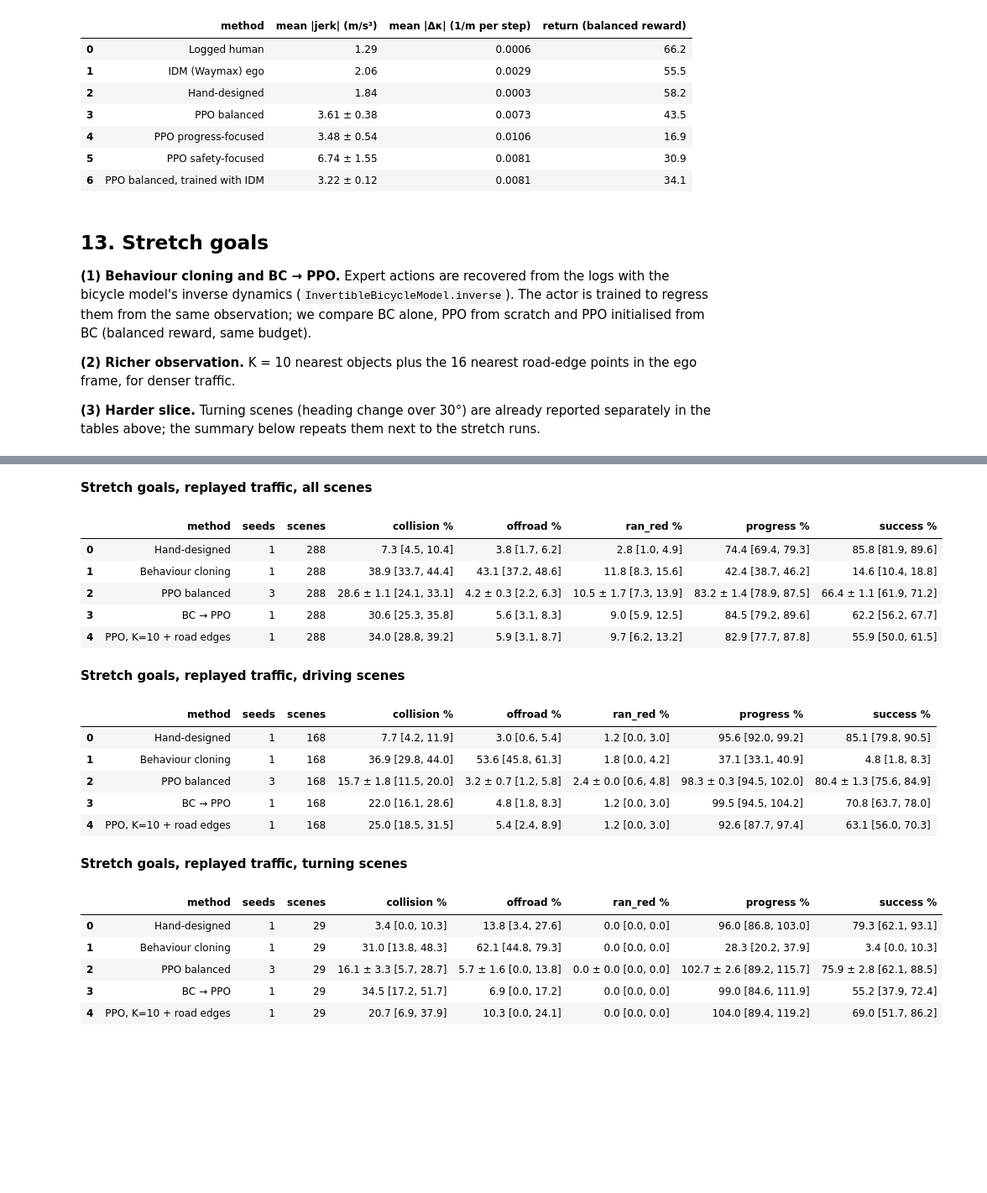
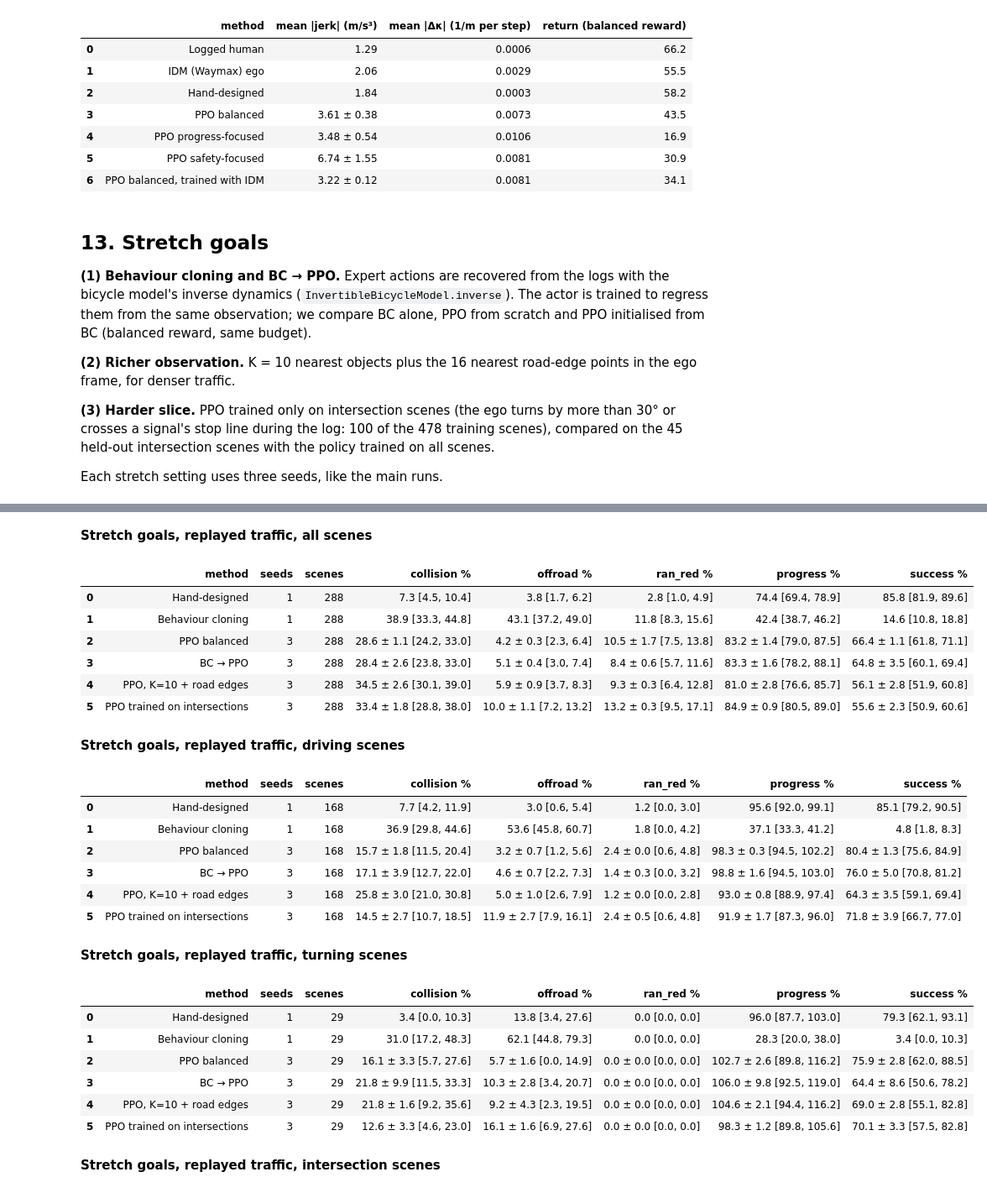
Before and after one commit to arvindermundraa/csce642-waymax-ppo, a Jupyter notebook: csce642_waymax_ppo.ipynb, the cells around one changed output, grey strips where cells are left out. Shown at 84% size. Drawn from its saved outputs; the diff is of its cells as text; code cells hidden in the pictures; blank space fills up the shorter version.

```diff
--- a/csce642_waymax_ppo.ipynb
+++ b/csce642_waymax_ppo.ipynb
@@ -362,9 +362,12 @@ def load_or_build(name, paths):
 train_bank = load_or_build("train", TRAIN_TFRECORDS)
 val_bank = load_or_build("val", VAL_TFRECORDS)
 for b in (train_bank, val_bank):
-    m = b["meta"]
+    m, r = b["meta"], b["routes"]
     m["kind"] = np.where(m.log_len >= WAIT_THRESHOLD, "driving", "waiting")
     m["turning"] = m.turn_deg > 30
+    crosses_signal = (r["tl_on"] & (r["tl_s"] > r["s_init"][:, None])
+                      & (r["tl_s"] < r["s_end"][:, None])).any(1)
+    m["intersection"] = m.turning.values | crosses_signal
 print("train scenes:", len(train_bank["meta"]), " held-out scenes:", len(val_bank["meta"]))
 ids_overlap = set(train_bank["meta"].scenario) & set(val_bank["meta"].scenario)
 print("scenes shared between the two banks:", len(ids_overlap))
@@ -1345,6 +1388,7 @@ def episode_table(roll, meta):
         ns = max(int(smooth.sum()), 1)
         rows.append(dict(
             scenario=meta.scenario[i], kind=meta.kind[i], turning=bool(meta.turning[i]),
+            intersection=bool(meta.intersection[i]),
             steps=steps, ep_return=float((r["reward"] * alive).sum()),
             collision=coll, offroad=off, ran_red=bool((r["ran_red"] & alive).any()),
             progress=float(r["progress"][last]), covered_m=covered, logged_m=log_len,
@@ -1430,7 +1456,9 @@ PCT = {"collision", "offroad", "ran_red", "progress", "success"}
 LABELS = {"expert": "Logged human", "idm_ego": "IDM (Waymax) ego", "pure_pursuit": "Hand-designed",
           "balanced": "PPO balanced", "progress": "PPO progress-focused",
           "safety": "PPO safety-focused", "idmtrained": "PPO balanced, trained with IDM",
-          "bc": "Behaviour cloning", "bcppo": "BC → PPO", "rich": "PPO, K=10 + road edges"}
+          "bc": "Behaviour cloning", "bcppo": "BC → PPO", "rich": "PPO, K=10 + road edges",
+          "hardslice": "PPO trained on intersections", "improved": "PPO + lead/TTC/red terms",
+          "improved2": "PPO + lead/TTC/red terms, route frame"}
 rng_boot = np.random.default_rng(0)
 N_BOOT = 2000
 
@@ -1484,7 +1512,8 @@ def fmt(df, cols=("collision", "offroad", "ran_red", "progress", "success")):
 ALL_KEYS = ["expert", "idm_ego", "pure_pursuit", "balanced", "progress", "safety", "idmtrained"]
 SLICES = {"all scenes": None, "driving scenes": lambda d: (d.kind == "driving").values,
           "waiting scenes": lambda d: (d.kind == "waiting").values,
-          "turning scenes": lambda d: d.turning.values}
+          "turning scenes": lambda d: d.turning.values,
+          "intersection scenes": lambda d: val_bank["meta"].intersection.values}
 tables = {}
 for traffic in ("replay", "idm"):
     for sname, fn in SLICES.items():
@@ -1870,9 +1896,12 @@ PPO from scratch and PPO initialised from BC (balanced reward, same budget).
 **(2) Richer observation.** K = 10 nearest objects plus the 16 nearest road-edge points
 in the ego frame, for denser traffic.
 
-**(3) Harder slice.** Turning scenes (heading change over 30°) are already reported
-separately in the tables above; the summary below repeats them next to the stretch
-runs.
+**(3) Harder slice.** PPO trained only on intersection scenes (the ego turns by more
+than 30° or crosses a signal's stop line during the log: 100 of the 478 training
+scenes), compared on the 45 held-out intersection scenes with the policy trained on
+all scenes.
+
+Each stretch setting uses three seeds, like the main runs.
 # %%
 def collect_bc_data(env):
     @jax.jit
@@ -1937,21 +1966,31 @@ if not os.path.exists(os.path.join(bc_dir, "checkpoint.pkl")):
 bc_ck = load_checkpoint(os.path.join(bc_dir, "checkpoint.pkl"))
 on = bc_ck["obs_norm"]
 bc_obs_norm = ObsNorm(jnp.asarray(on.mean), jnp.asarray(on.var), jnp.asarray(on.count))
-for seed in SEEDS[:1]:
+for seed in SEEDS:
     train_ppo(env_bc, PPOConfig(), seed, os.path.join(RUNS_DIR, f"bcppo_s{seed}"),
               init_params=bc_ck["params"], init_obs_norm=bc_obs_norm)
     env_rich = DrivingEnv(train_bank, k_neighbors=10, road_points=16)
     train_ppo(env_rich, PPOConfig(), seed, os.path.join(RUNS_DIR, f"rich_s{seed}"))
 
-for traffic in ("replay",):
-    evaluate("ppo", traffic, run="bc")
-    evaluate("ppo", traffic, run="bcppo_s0")
-    evaluate("ppo", traffic, run="rich_s0", env_kwargs=dict(k_neighbors=10, road_points=16))
+hard_idx = np.flatnonzero(train_bank["meta"].intersection.values)
+print(f"intersection slice: {len(hard_idx)} training scenes, "
+      f"{int(val_bank['meta'].intersection.sum())} held-out scenes")
+env_hard = DrivingEnv(subset_bank(train_bank, hard_idx))
+for seed in SEEDS:
+    train_ppo(env_hard, PPOConfig(), seed, os.path.join(RUNS_DIR, f"hardslice_s{seed}"))
+
+evaluate("ppo", "replay", run="bc")
+for seed in SEEDS:
+    evaluate("ppo", "replay", run=f"bcppo_s{seed}")
+    evaluate("ppo", "replay", run=f"rich_s{seed}", env_kwargs=dict(k_neighbors=10, road_points=16))
+    evaluate("ppo", "replay", run=f"hardslice_s{seed}")
 
 stretch = {}
 for sname, fn in (("all scenes", None), ("driving scenes", SLICES["driving scenes"]),
-                  ("turning scenes", SLICES["turning scenes"])):
-    stretch[sname] = summary("replay", ["pure_pursuit", "bc", "balanced", "bcppo", "rich"], fn)
+                  ("turning scenes", SLICES["turning scenes"]),
+                  ("intersection scenes", SLICES["intersection scenes"])):
+    stretch[sname] = summary("replay", ["pure_pursuit", "bc", "balanced", "bcppo", "rich",
+                                        "hardslice"], fn)
     display(Markdown(f"**Stretch goals, replayed traffic, {sname}**"))
     display(fmt(stretch[sname]))
 with open(os.path.join(RESULTS_DIR, "tables.md"), "a") as f:
@@ -1978,21 +2017,25 @@ behaviour cloning data: 38240 (observation, action) pairs; 0.0% of expert action
 **Stretch goals, replayed traffic, all scenes**
 |  | method | seeds | scenes | collision % | offroad % | ran_red % | progress % | success % |
-| 0 | Hand-designed | 1 | 288 | 7.3 [4.5, 10.4] | 3.8 [1.7, 6.2] | 2.8 [1.0, 4.9] | 74.4 [69.4, 79.3] | 85.8 [81.9, 89.6] |
-| 1 | Behaviour cloning | 1 | 288 | 38.9 [33.7, 44.4] | 43.1 [37.2, 48.6] | 11.8 [8.3, 15.6] | 42.4 [38.7, 46.2] | 14.6 [10.4, 18.8] |
-| 2 | PPO balanced | 3 | 288 | 28.6 ± 1.1 [24.1, 33.1] | 4.2 ± 0.3 [2.2, 6.3] | 10.5 ± 1.7 [7.3, 13.9] | 83.2 ± 1.4 [78.9, 87.5] | 66.4 ± 1.1 [61.9, 71.2] |
-| 3 | BC → PPO | 1 | 288 | 30.6 [25.3, 35.8] | 5.6 [3.1, 8.3] | 9.0 [5.9, 12.5] | 84.5 [79.2, 89.6] | 62.2 [56.2, 67.7] |
-| 4 | PPO, K=10 + road edges | 1 | 288 | 34.0 [28.8, 39.2] | 5.9 [3.1, 8.7] | 9.7 [6.2, 13.2] | 82.9 [77.7, 87.8] | 55.9 [50.0, 61.5] |
+| 0 | Hand-designed | 1 | 288 | 7.3 [4.5, 10.4] | 3.8 [1.7, 6.2] | 2.8 [1.0, 4.9] | 74.4 [69.4, 78.9] | 85.8 [81.9, 89.6] |
+| 1 | Behaviour cloning | 1 | 288 | 38.9 [33.3, 44.8] | 43.1 [37.2, 49.0] | 11.8 [8.3, 15.6] | 42.4 [38.7, 46.2] | 14.6 [10.8, 18.8] |
+| 2 | PPO balanced | 3 | 288 | 28.6 ± 1.1 [24.2, 33.0] | 4.2 ± 0.3 [2.3, 6.4] | 10.5 ± 1.7 [7.5, 13.8] | 83.2 ± 1.4 [79.0, 87.5] | 66.4 ± 1.1 [61.8, 71.1] |
+| 3 | BC → PPO | 3 | 288 | 28.4 ± 2.6 [23.8, 33.0] | 5.1 ± 0.4 [3.0, 7.4] | 8.4 ± 0.6 [5.7, 11.6] | 83.3 ± 1.6 [78.2, 88.1] | 64.8 ± 3.5 [60.1, 69.4] |
+| 4 | PPO, K=10 + road edges | 3 | 288 | 34.5 ± 2.6 [30.1, 39.0] | 5.9 ± 0.9 [3.7, 8.3] | 9.3 ± 0.3 [6.4, 12.8] | 81.0 ± 2.8 [76.6, 85.7] | 56.1 ± 2.8 [51.9, 60.8] |
+| 5 | PPO trained on intersections | 3 | 288 | 33.4 ± 1.8 [28.8, 38.0] | 10.0 ± 1.1 [7.2, 13.2] | 13.2 ± 0.3 [9.5, 17.1] | 84.9 ± 0.9 [80.5, 89.0] | 55.6 ± 2.3 [50.9, 60.6] |
 **Stretch goals, replayed traffic, driving scenes**
 |  | method | seeds | scenes | collision % | offroad % | ran_red % | progress % | success % |
-| 0 | Hand-designed | 1 | 168 | 7.7 [4.2, 11.9] | 3.0 [0.6, 5.4] | 1.2 [0.0, 3.0] | 95.6 [92.0, 99.2] | 85.1 [79.8, 90.5] |
-| 1 | Behaviour cloning | 1 | 168 | 36.9 [29.8, 44.0] | 53.6 [45.8, 61.3] | 1.8 [0.0, 4.2] | 37.1 [33.1, 40.9] | 4.8 [1.8, 8.3] |
-| 2 | PPO balanced | 3 | 168 | 15.7 ± 1.8 [11.5, 20.0] | 3.2 ± 0.7 [1.2, 5.8] | 2.4 ± 0.0 [0.6, 4.8] | 98.3 ± 0.3 [94.5, 102.0] | 80.4 ± 1.3 [75.6, 84.9] |
-| 3 | BC → PPO | 1 | 168 | 22.0 [16.1, 28.6] | 4.8 [1.8, 8.3] | 1.2 [0.0, 3.0] | 99.5 [94.5, 104.2] | 70.8 [63.7, 78.0] |
-| 4 | PPO, K=10 + road edges | 1 | 168 | 25.0 [18.5, 31.5] | 5.4 [2.4, 8.9] | 1.2 [0.0, 3.0] | 92.6 [87.7, 97.4] | 63.1 [56.0, 70.3] |
+| 0 | Hand-designed | 1 | 168 | 7.7 [4.2, 11.9] | 3.0 [0.6, 5.4] | 1.2 [0.0, 3.0] | 95.6 [92.0, 99.1] | 85.1 [79.2, 90.5] |
+| 1 | Behaviour cloning | 1 | 168 | 36.9 [29.8, 44.6] | 53.6 [45.8, 60.7] | 1.8 [0.0, 4.2] | 37.1 [33.3, 41.2] | 4.8 [1.8, 8.3] |
+| 2 | PPO balanced | 3 | 168 | 15.7 ± 1.8 [11.5, 20.4] | 3.2 ± 0.7 [1.2, 5.6] | 2.4 ± 0.0 [0.6, 4.8] | 98.3 ± 0.3 [94.5, 102.2] | 80.4 ± 1.3 [75.6, 84.9] |
+| 3 | BC → PPO | 3 | 168 | 17.1 ± 3.9 [12.7, 22.0] | 4.6 ± 0.7 [2.2, 7.3] | 1.4 ± 0.3 [0.0, 3.2] | 98.8 ± 1.6 [94.5, 103.0] | 76.0 ± 5.0 [70.8, 81.2] |
+| 4 | PPO, K=10 + road edges | 3 | 168 | 25.8 ± 3.0 [21.0, 30.8] | 5.0 ± 1.0 [2.6, 7.9] | 1.2 ± 0.0 [0.0, 2.8] | 93.0 ± 0.8 [88.9, 97.4] | 64.3 ± 3.5 [59.1, 69.4] |
+| 5 | PPO trained on intersections | 3 | 168 | 14.5 ± 2.7 [10.7, 18.5] | 11.9 ± 2.7 [7.9, 16.1] | 2.4 ± 0.5 [0.6, 4.8] | 91.9 ± 1.7 [87.3, 96.0] | 71.8 ± 3.9 [66.7, 77.0] |
 **Stretch goals, replayed traffic, turning scenes**
 |  | method | seeds | scenes | collision % | offroad % | ran_red % | progress % | success % |
-| 0 | Hand-designed | 1 | 29 | 3.4 [0.0, 10.3] | 13.8 [3.4, 27.6] | 0.0 [0.0, 0.0] | 96.0 [86.8, 103.0] | 79.3 [62.1, 93.1] |
-| 1 | Behaviour cloning | 1 | 29 | 31.0 [13.8, 48.3] | 62.1 [44.8, 79.3] | 0.0 [0.0, 0.0] | 28.3 [20.2, 37.9] | 3.4 [0.0, 10.3] |
-| 2 | PPO balanced | 3 | 29 | 16.1 ± 3.3 [5.7, 28.7] | 5.7 ± 1.6 [0.0, 13.8] | 0.0 ± 0.0 [0.0, 0.0] | 102.7 ± 2.6 [89.2, 115.7] | 75.9 ± 2.8 [62.1, 88.5] |
-| 3 | BC → PPO | 1 | 29 | 34.5 [17.2, 51.7] | 6.9 [0.0, 17.2] | 0.0 [0.0, 0.0] | 99.0 [84.6, 111.9] | 55.2 [37.9, 72.4] |
-| 4 | PPO, K=10 + road edges | 1 | 29 | 20.7 [6.9, 37.9] | 10.3 [0.0, 24.1] | 0.0 [0.0, 0.0] | 104.0 [89.4, 119.2] | 69.0 [51.7, 86.2] |
+| 0 | Hand-designed | 1 | 29 | 3.4 [0.0, 10.3] | 13.8 [3.4, 27.6] | 0.0 [0.0, 0.0] | 96.0 [87.7, 103.0] | 79.3 [62.1, 93.1] |
+| 1 | Behaviour cloning | 1 | 29 | 31.0 [17.2, 48.3] | 62.1 [44.8, 79.3] | 0.0 [0.0, 0.0] | 28.3 [20.0, 38.0] | 3.4 [0.0, 10.3] |
+| 2 | PPO balanced | 3 | 29 | 16.1 ± 3.3 [5.7, 27.6] | 5.7 ± 1.6 [0.0, 14.9] | 0.0 ± 0.0 [0.0, 0.0] | 102.7 ± 2.6 [89.8, 116.2] | 75.9 ± 2.8 [62.0, 88.5] |
+| 3 | BC → PPO | 3 | 29 | 21.8 ± 9.9 [11.5, 33.3] | 10.3 ± 2.8 [3.4, 20.7] | 0.0 ± 0.0 [0.0, 0.0] | 106.0 ± 9.8 [92.5, 119.0] | 64.4 ± 8.6 [50.6, 78.2] |
+| 4 | PPO, K=10 + road edges | 3 | 29 | 21.8 ± 1.6 [9.2, 35.6] | 9.2 ± 4.3 [2.3, 19.5] | 0.0 ± 0.0 [0.0, 0.0] | 104.6 ± 2.1 [94.4, 116.2] | 69.0 ± 2.8 [55.1, 82.8] |
+| 5 | PPO trained on intersections | 3 | 29 | 12.6 ± 3.3 [4.6, 23.0] | 16.1 ± 1.6 [6.9, 27.6] | 0.0 ± 0.0 [0.0, 0.0] | 98.3 ± 1.2 [89.8, 105.6] | 70.1 ± 3.3 [57.5, 82.8] |
+**Stretch goals, replayed traffic, intersection scenes**
```
Also changed, not shown: parts of 17 cells of this notebook, 4 other files.
